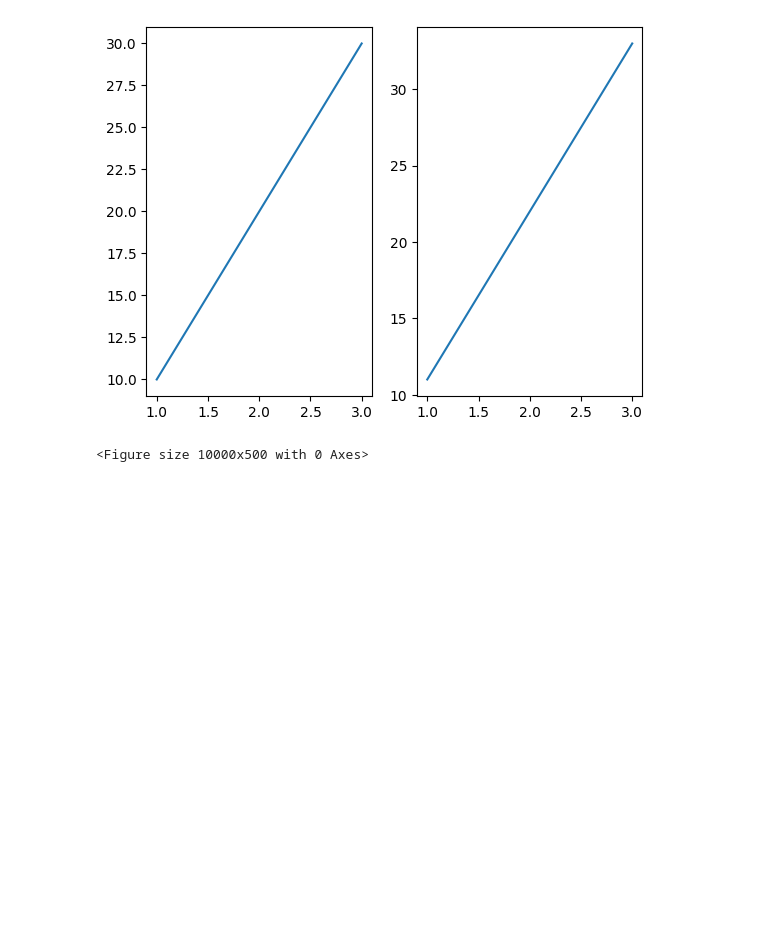
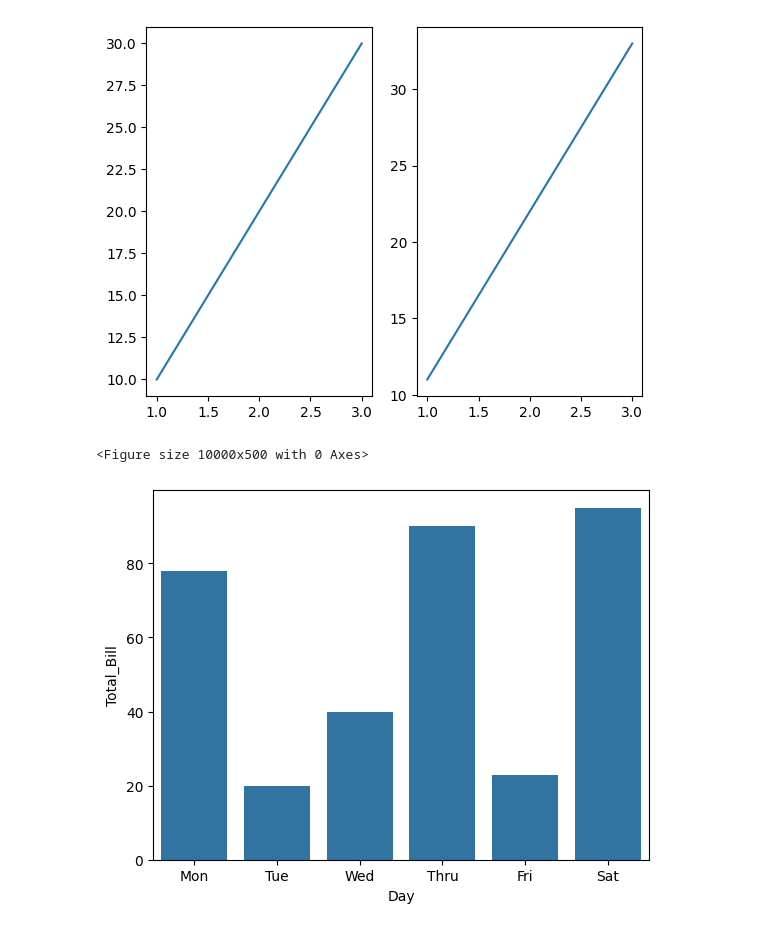
Before and after one commit to priyansupattanaik/CDAC, a Jupyter notebook: 2. Python/20March2026 - Numpy & Panda/20Mar2026.ipynb, the cells around one changed output. Cells and saved outputs as stored; diff of their text form; code cells hidden in the pictures; blank space fills up the shorter version.

```diff
--- a/2. Python/20March2026 - Numpy & Panda/20Mar2026.ipynb
+++ b/2. Python/20March2026 - Numpy & Panda/20Mar2026.ipynb
@@ -628,3 +632,17 @@ plt.show()
 # %% [output]
 [figure]
 <Figure size 10000x500 with 0 Axes>
+# %%
+import seaborn as sns
+
+# Re-defining the correct data for this plot
+data_restaurant = {
+    "Day" : ["Mon", "Tue", "Wed", "Thru", "Fri", "Sat"],
+    "Total_Bill" : [78, 20, 40, 90, 23, 95]
+}
+df_plot = pd.DataFrame(data_restaurant)
+
+sns.barplot(data=df_plot, x='Day', y='Total_Bill')
+plt.show()
+# %% [output]
+[figure, added]
```
Also changed, not shown: parts of 7 cells of this notebook.
